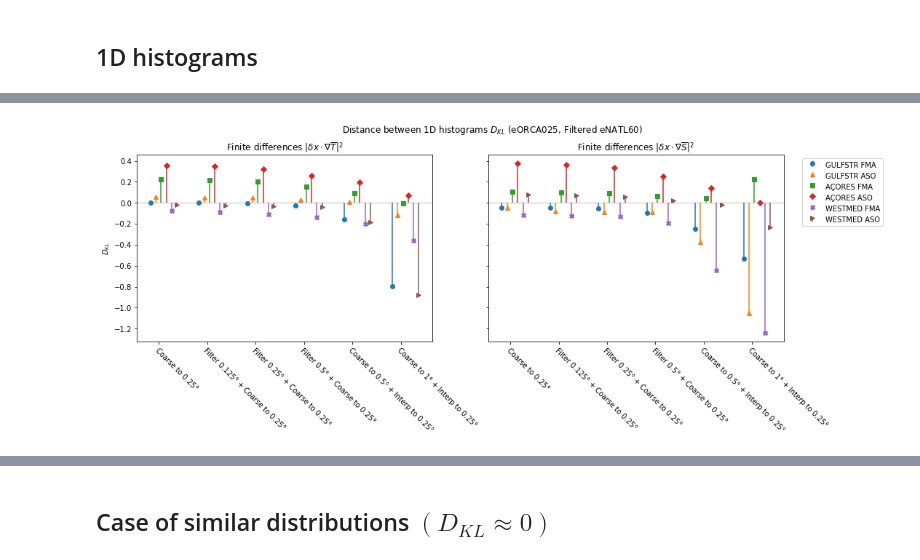
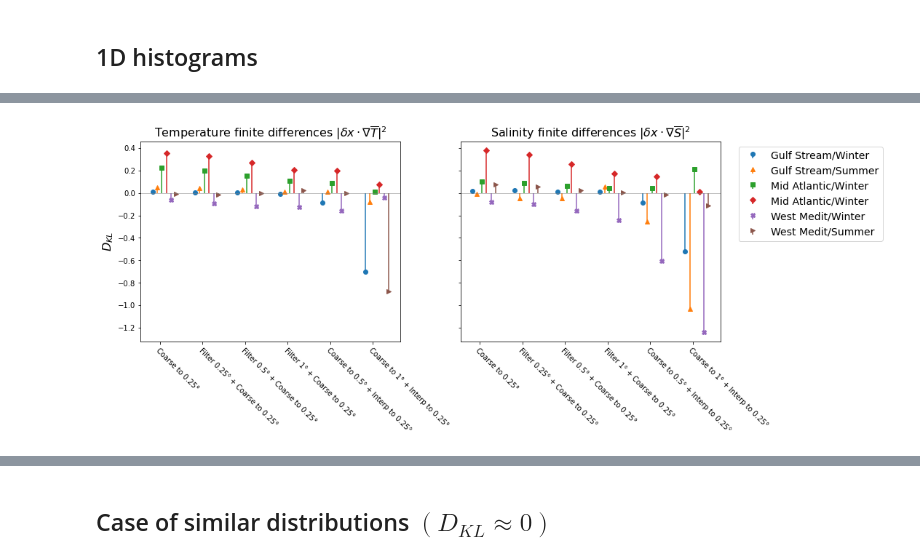
Before and after one commit to anastasiaGor/oceanDataNotebooks, a Jupyter notebook: compare_eNATL60_and_eORCA025/09-choice_of_filter.ipynb, the cells around one changed output, grey strips where cells are left out. Cells and saved outputs as stored; diff of their text form; code cells hidden in the pictures.

```diff
--- a/compare_eNATL60_and_eORCA025/09-choice_of_filter.ipynb
+++ b/compare_eNATL60_and_eORCA025/09-choice_of_filter.ipynb
@@ -123,11 +143,11 @@ def H(hist_P, hist_Q) :
 $$ D_{KL} (P || Q) = H(P, Q) - H(P) = \sum_i P(i) \log\frac{P(i)}{Q(i)} $$
 a measure of how one probability distribution $Q$ is different from a second, reference probability distribution $P$ (information gain of $P$ in comparison to $Q$). In other words, it is the amount of information lost when $Q$ is used to approximate $P$.
 # %%
-def D_KL(hist_P, hist_Q) :
+def D_KL(hist_P, hist_Q, dims=None) :
     #masked_P = np.where(hist_P >0, hist_P, np.NaN)
     #masked_Q = np.where(hist_Q >0, hist_Q, np.NaN)
     #return np.nansum(masked_P*(np.log(masked_P/masked_Q)))
-    return H(hist_P, hist_Q)-H(hist_P, hist_P)
+    return H(hist_P, hist_Q, dims=dims)-H(hist_P, hist_P,  dims=dims)
 # %% [markdown]
 - Symmertrized KL divergence (Jeffreys divergence):
 $$ D_{sym} (P || Q) = D_{KL} (P || Q) + D_{KL} (Q || P) $$
@@ -141,12 +177,12 @@ Choose cases
 # %%
 data=[dict() for i in range(6)]
 # %%
-data[0] = dict({'region' : '1', 'season' : 'fma', 'label' : 'GULFSTR FMA'})
-data[1] = dict({'region' : '1', 'season' : 'aso', 'label' : 'GULFSTR ASO'})
-data[2] = dict({'region' : '2', 'season' : 'fma', 'label' : 'AÇORES FMA'})
-data[3] = dict({'region' : '2', 'season' : 'aso', 'label' : 'AÇORES ASO'})
-data[4] = dict({'region' : '3', 'season' : 'fma', 'label' : 'WESTMED FMA'})
-data[5] = dict({'region' : '3', 'season' : 'aso', 'label' : 'WESTMED ASO'})
+data[0] = dict({'region' : '1', 'season' : 'fma', 'label' : 'Gulf Stream/Winter'})
+data[1] = dict({'region' : '1', 'season' : 'aso', 'label' : 'Gulf Stream/Summer'})
+data[2] = dict({'region' : '2', 'season' : 'fma', 'label' : 'Mid Atlantic/Winter'})
+data[3] = dict({'region' : '2', 'season' : 'aso', 'label' : 'Mid Atlantic/Winter'})
+data[4] = dict({'region' : '3', 'season' : 'fma', 'label' : 'West Medit/Winter'})
+data[5] = dict({'region' : '3', 'season' : 'aso', 'label' : 'West Medit/Summer'})
 # %% [markdown]
 ## eNATL60
 # %%
@@ -156,7 +192,7 @@ params_dict, cat = all_params()
 x_slice = slice(0,-1)
 y_slice = slice(0,-1)
 
-data_slice = dict(time_counter=slice(0,-1,150),y=y_slice,x=x_slice)
+data_slice = dict(time_counter=slice(0,-1,40),y=y_slice,x=x_slice)
 coord_slice = dict(y=y_slice,x=x_slice)
 # %%
 nb_of_time_chunks = 4
@@ -260,9 +296,9 @@ def apply_filter_downsample(dataHR, filter_coef, coarse_window_size) :
 # %%
 coarsening_window_size = 15
 filters = [dict({'filter_coef' : 0, 'coarsening_window_size' : coarsening_window_size, 'interpolate' : False, 'label' : 'Coarse to 0.25°'}),
-          dict({'filter_coef' : 7.5, 'coarsening_window_size' : coarsening_window_size, 'interpolate' : False, 'label' : 'Filter 0.125° + Coarse to 0.25°'}),
           dict({'filter_coef' : 15, 'coarsening_window_size' : coarsening_window_size, 'interpolate' : False, 'label' : 'Filter 0.25° + Coarse to 0.25°'}),
           dict({'filter_coef' : 30, 'coarsening_window_size' : coarsening_window_size, 'interpolate' : False, 'label' : 'Filter 0.5° + Coarse to 0.25°'}),
+          dict({'filter_coef' : 45, 'coarsening_window_size' : coarsening_window_size, 'interpolate' : False, 'label' : 'Filter 1° + Coarse to 0.25°'}),
           dict({'filter_coef' : 0, 'coarsening_window_size' : 2*coarsening_window_size, 'interpolate' : True, 'label' : 'Coarse to 0.5° + Interp to 0.25°'}),
           dict({'filter_coef' : 0, 'coarsening_window_size' : 4*coarsening_window_size, 'interpolate' : True, 'label' : 'Coarse to 1° + Interp to 0.25°'})]
 # %%
@@ -374,25 +412,25 @@ Wall time: 18.3 s
 # %%
 %%time
 fig, axis = plt.subplots(nrows=1, ncols=2, constrained_layout=True, figsize=(15, 6), sharey=True)
-fig.suptitle('Distance between 1D histograms $D_{KL}$ (eORCA025, Filtered eNATL60)')
+#fig.suptitle('Distance between 1D histograms $D_{KL}$ (eORCA025, Filtered eNATL60)')
 x = np.arange(len(filters))
 bar_width = 0.11
 for i_dataset in range(len(data)) :
     marker_style = 'C'+str(i_dataset)+marker_list[i_dataset]
     line_style = 'C'+str(i_dataset)+'-'
     markerline, stemlines, baseline = axis[0].stem(x+(i_dataset)*bar_width, [D_KL(hists[i_dataset]['LR']['diff_T_sqr'], hists[i_dataset]['HR_Filtered'][ifilter]['diff_T_sqr']) \
                                           for ifilter in range(len(filters))], markerfmt=marker_style, basefmt=" ", linefmt=line_style)
     markerline, stemlines, baseline = axis[1].stem(x+(i_dataset)*bar_width, [D_KL(hists[i_dataset]['LR']['diff_S_sqr'], hists[i_dataset]['HR_Filtered'][ifilter]['diff_S_sqr']) \
                                           for ifilter in range(len(filters))], markerfmt=marker_style, basefmt=" ", linefmt=line_style, label=data[i_dataset]['label'])
 for ax in axis :
     ax.set_xticks(x + 1.6*bar_width)
     ax.set_xticklabels([filt['label'] for filt in filters],fontsize=10,rotation = -45,ha="left", rotation_mode="anchor")
     ax.set(yscale='linear')
     ax.axhline(y=0., color='grey', ls='-', lw=0.5)
     #ax.set(ylim=[-0.2,0.2])
-axis[0].set(title=r'Finite differences $|\delta x \cdot \nabla \overline{T}|^2$', ylabel=r'$D_{KL}$')
-axis[1].set(title=r'Finite differences $|\delta x \cdot \nabla \overline{S}|^2$')
+axis[0].set(title=r'Temperature finite differences $|\delta x \cdot \nabla \overline{T}|^2$', ylabel=r'$D_{KL}$')
+axis[1].set(title=r'Salinity finite differences $|\delta x \cdot \nabla \overline{S}|^2$')
 axis[-1].legend(bbox_to_anchor=(1.05, 1), loc='upper left')
 plt.show()
 # %% [output]
-[figure, old version]
+[figure, new version]
```
Also changed, not shown: parts of 36 cells of this notebook, 4 other files.
